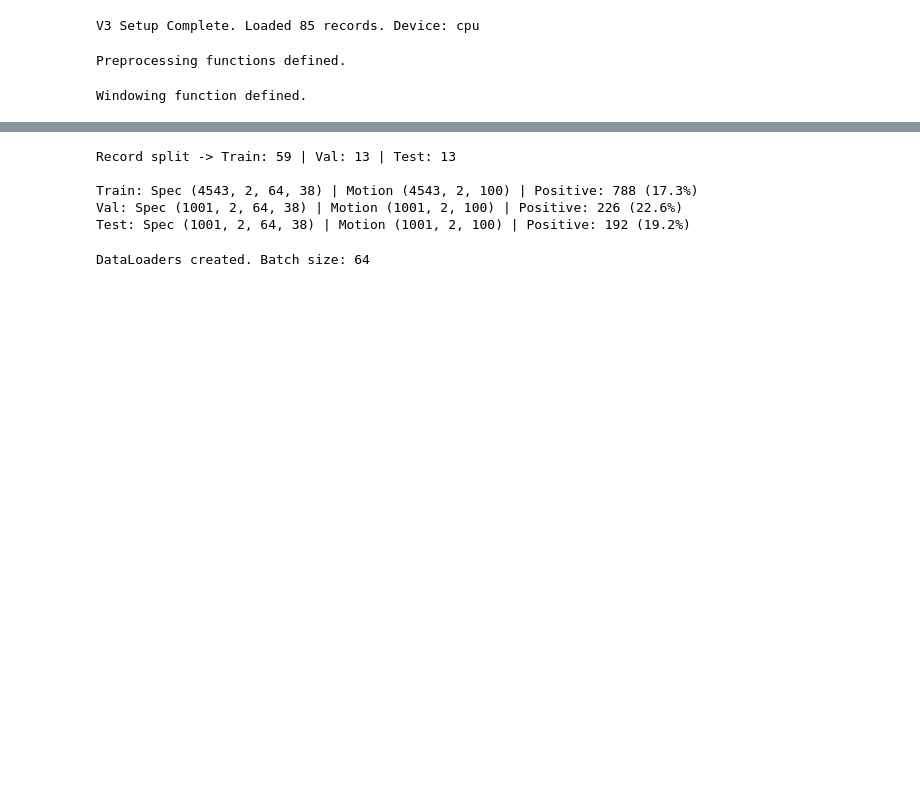
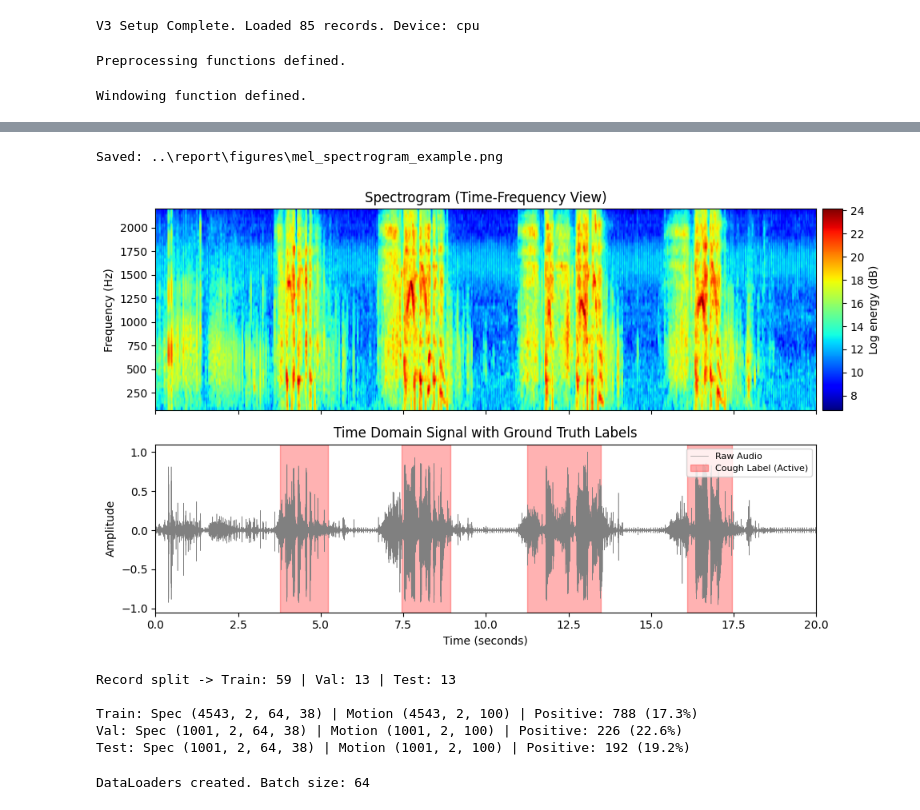
Before and after one commit to kirazhalim/EE492-cough-detection-activity-classification, a Jupyter notebook: experiments/dl_baseline_v3.ipynb, the cells around one changed output, grey strips where cells are left out. Cells and saved outputs as stored; diff of their text form; code cells hidden in the pictures; blank space fills up the shorter version.

Commit message:
Updated the project until MidtermReport

```diff
--- a/experiments/dl_baseline_v3.ipynb
+++ b/experiments/dl_baseline_v3.ipynb
@@ -207,3 +207,70 @@ Spectrogram shape  : (77, 2, 64, 38)
+# %%
+# ---- Publication figure: Spectrogram + Ground Truth (for report) ----
+from mpl_toolkits.axes_grid1 import make_axes_locatable
+
+pulm_full = sample_rec['pulm_bp']
+cough_full = sample_rec['cough_label']
+duration = sample_rec['duration_sec']
+
+t_audio = torch.tensor(pulm_full.copy(), dtype=torch.float32).unsqueeze(0)
+mel_full = mel_transform(t_audio)
+log_mel_full = torch.log(mel_full + 1e-9).squeeze(0).numpy()
+
+time_axis = np.linspace(0, duration, len(pulm_full))
+
+fig, axes = plt.subplots(2, 1, figsize=(10, 6), sharex=True,
+                         gridspec_kw={'height_ratios': [1.2, 1]})
+plt.subplots_adjust(hspace=0.35)
+
+im = axes[0].imshow(
+    log_mel_full, aspect='auto', origin='lower',
+    extent=[0, duration, FMIN, FMAX],
+    cmap='jet',
+)
+axes[0].set_ylabel('Frequency (Hz)')
+axes[0].set_title('Spectrogram (Time-Frequency View)')
+
+divider0 = make_axes_locatable(axes[0])
+cax0 = divider0.append_axes('right', size='3%', pad=0.08)
+cb = fig.colorbar(im, cax=cax0, format='%.0f')
+cb.set_label('Log energy (dB)')
+
+divider1 = make_axes_locatable(axes[1])
+cax1 = divider1.append_axes('right', size='3%', pad=0.08)
+cax1.axis('off')
+
+pulm_norm = pulm_full / np.max(np.abs(pulm_full))
+axes[1].plot(time_axis, pulm_norm, color='gray', linewidth=0.4, label='Raw Audio')
+cough_regions = np.where(cough_full > 0)[0]
+if len(cough_regions) > 0:
+    starts = [cough_regions[0]]
+    ends = []
+    for i in range(1, len(cough_regions)):
+        if cough_regions[i] != cough_regions[i - 1] + 1:
+            ends.append(cough_regions[i - 1])
+            starts.append(cough_regions[i])
+    ends.append(cough_regions[-1])
+    for s, e in zip(starts, ends):
+        t_s = s / FS_AUDIO
+        t_e = e / FS_AUDIO
+        axes[1].axvspan(t_s, t_e, alpha=0.3, color='red', label='Cough Label (Active)')
+
+axes[1].set_xlabel('Time (seconds)')
+axes[1].set_ylabel('Amplitude')
+axes[1].set_title('Time Domain Signal with Ground Truth Labels')
+handles, labels_legend = axes[1].get_legend_handles_labels()
+by_label = dict(zip(labels_legend, handles))
+axes[1].legend(by_label.values(), by_label.keys(), loc='upper right', fontsize=8)
+
+plt.tight_layout()
+save_path = os.path.join('..', 'report', 'figures', 'mel_spectrogram_example.png')
+os.makedirs(os.path.dirname(save_path), exist_ok=True)
+plt.savefig(save_path, dpi=300, bbox_inches='tight')
+print(f'Saved: {save_path}')
+plt.show()
+# %% [output]
+Saved: ..\report\figures\mel_spectrogram_example.png
+[figure, added]
 # %%
 # ---- Record split + dataset builder ----
 
```
Also changed, not shown: parts of 1 cell of this notebook, 29 other files.
